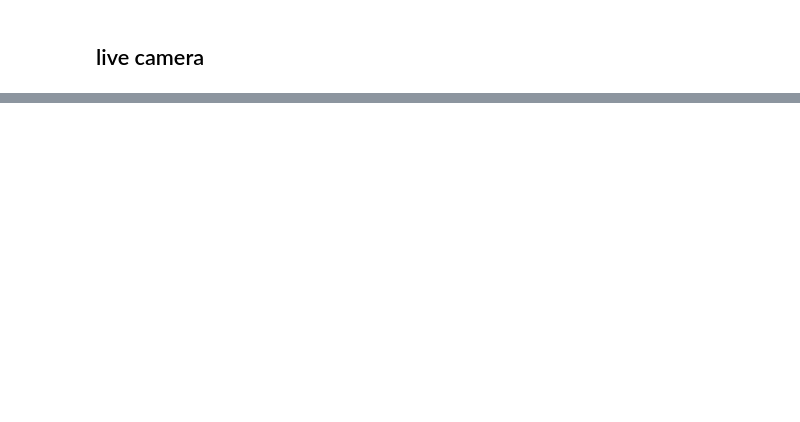
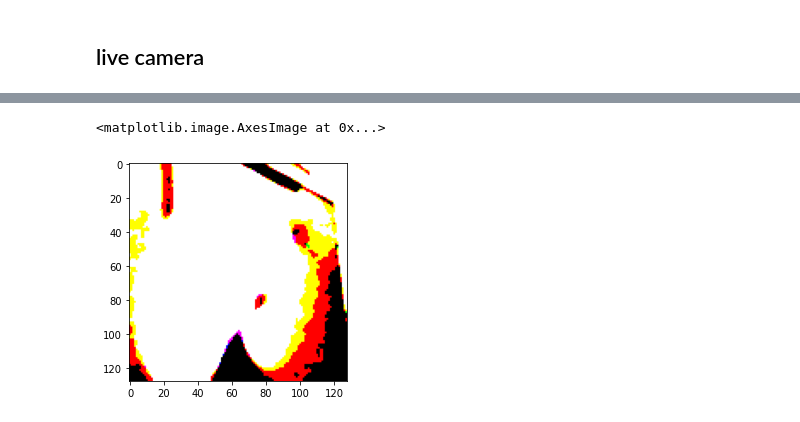
Before and after one commit to nico-klein/jetson-nano, a Jupyter notebook: image_recognition/tensorflow_fingers_predict.ipynb, the cells around one changed output, grey strips where cells are left out. Cells and saved outputs as stored; diff of their text form; code cells hidden in the pictures; blank space fills up the shorter version.

```diff
--- a/image_recognition/tensorflow_fingers_predict.ipynb
+++ b/image_recognition/tensorflow_fingers_predict.ipynb
@@ -61,0 +99,21 @@ while time.time() - start_time < duration:
+# %%
+img = camera0.get_image_rgb()
+#img = Image.fromarray(img_rgb, 'RGB')
+img = cv2.resize(img, (128, 128))
+img = cv2.GaussianBlur(img,(5,5),0)
+_,img = cv2.threshold(img,80,255,cv2.THRESH_BINARY)
+im_floodfill = img.copy()
+#h, w = img.shape[:2]
+#mask = np.zeros((h+2, w+2), np.uint8)
+#cv2.floodFill(im_floodfill, mask, (0,0), 255)
+#im_floodfill_inv = cv2.bitwise_not(im_floodfill)
+#img = img | im_floodfill_inv
+
+
+#img = img/255
+
+# plt.imshow(img_array.reshape(128, 128, 3))
+plt.imshow(img)
+# %% [output]
+<matplotlib.image.AxesImage at 0x...>
+[figure, added]
```
Also changed, not shown: parts of 10 cells of this notebook.
